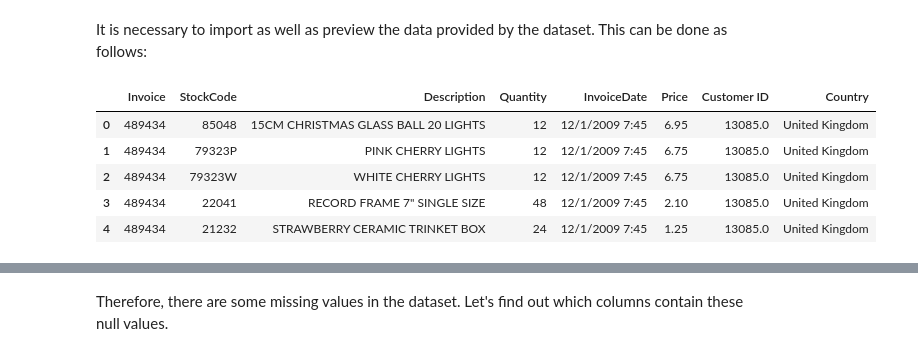
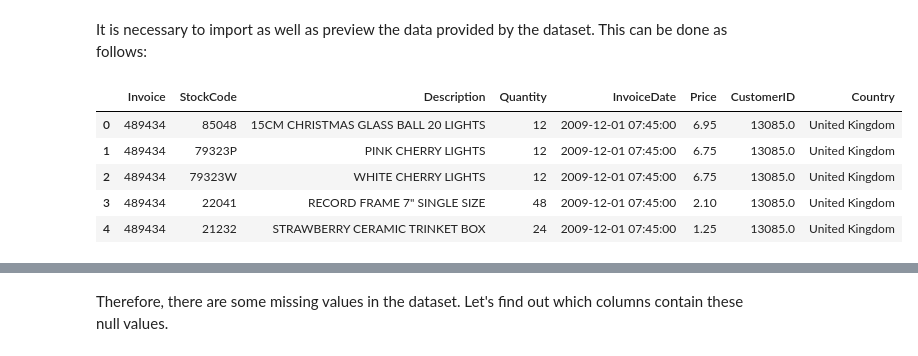
Before and after one commit to JoshWacks/ACMLProject, a Jupyter notebook: ACML_Project.ipynb, the cells around one changed output, grey strips where cells are left out. Saved outputs shown, nothing was run; the diff lists cells and outputs as text; code cells hidden in the pictures.

```diff
--- a/ACML_Project.ipynb
+++ b/ACML_Project.ipynb
@@ -24,16 +26,19 @@ It is necessary to import as well as preview the data provided by the dataset. T
 # %%
 # First, we have to read in the dataset:
 df = pd.read_csv("online_retail_II.csv")
+df = df.rename(columns={"Customer ID":"CustomerID"})
+
+df['InvoiceDate'] = pd.to_datetime(df['InvoiceDate'])#convert to datetime
 
 # Show the first 5 entries of the dataset:
 df.head()
 # %% [output]
-|  | Invoice | StockCode | Description | Quantity | InvoiceDate | Price | Customer ID | Country |
-| 0 | 489434 | 85048 | 15CM CHRISTMAS GLASS BALL 20 LIGHTS | 12 | 12/1/2009 7:45 | 6.95 | 13085.0 | United Kingdom |
-| 1 | 489434 | 79323P | PINK CHERRY LIGHTS | 12 | 12/1/2009 7:45 | 6.75 | 13085.0 | United Kingdom |
-| 2 | 489434 | 79323W | WHITE CHERRY LIGHTS | 12 | 12/1/2009 7:45 | 6.75 | 13085.0 | United Kingdom |
-| 3 | 489434 | 22041 | RECORD FRAME 7" SINGLE SIZE | 48 | 12/1/2009 7:45 | 2.10 | 13085.0 | United Kingdom |
-| 4 | 489434 | 21232 | STRAWBERRY CERAMIC TRINKET BOX | 24 | 12/1/2009 7:45 | 1.25 | 13085.0 | United Kingdom |
+|  | Invoice | StockCode | Description | Quantity | InvoiceDate | Price | CustomerID | Country |
+| 0 | 489434 | 85048 | 15CM CHRISTMAS GLASS BALL 20 LIGHTS | 12 | 2009-12-01 07:45:00 | 6.95 | 13085.0 | United Kingdom |
+| 1 | 489434 | 79323P | PINK CHERRY LIGHTS | 12 | 2009-12-01 07:45:00 | 6.75 | 13085.0 | United Kingdom |
+| 2 | 489434 | 79323W | WHITE CHERRY LIGHTS | 12 | 2009-12-01 07:45:00 | 6.75 | 13085.0 | United Kingdom |
+| 3 | 489434 | 22041 | RECORD FRAME 7" SINGLE SIZE | 48 | 2009-12-01 07:45:00 | 2.10 | 13085.0 | United Kingdom |
+| 4 | 489434 | 21232 | STRAWBERRY CERAMIC TRINKET BOX | 24 | 2009-12-01 07:45:00 | 1.25 | 13085.0 | United Kingdom |
 # %%
 # Show the last 5 entries of the dataset:
 df.tail()
```
Also changed, not shown: parts of 47 cells of this notebook.
